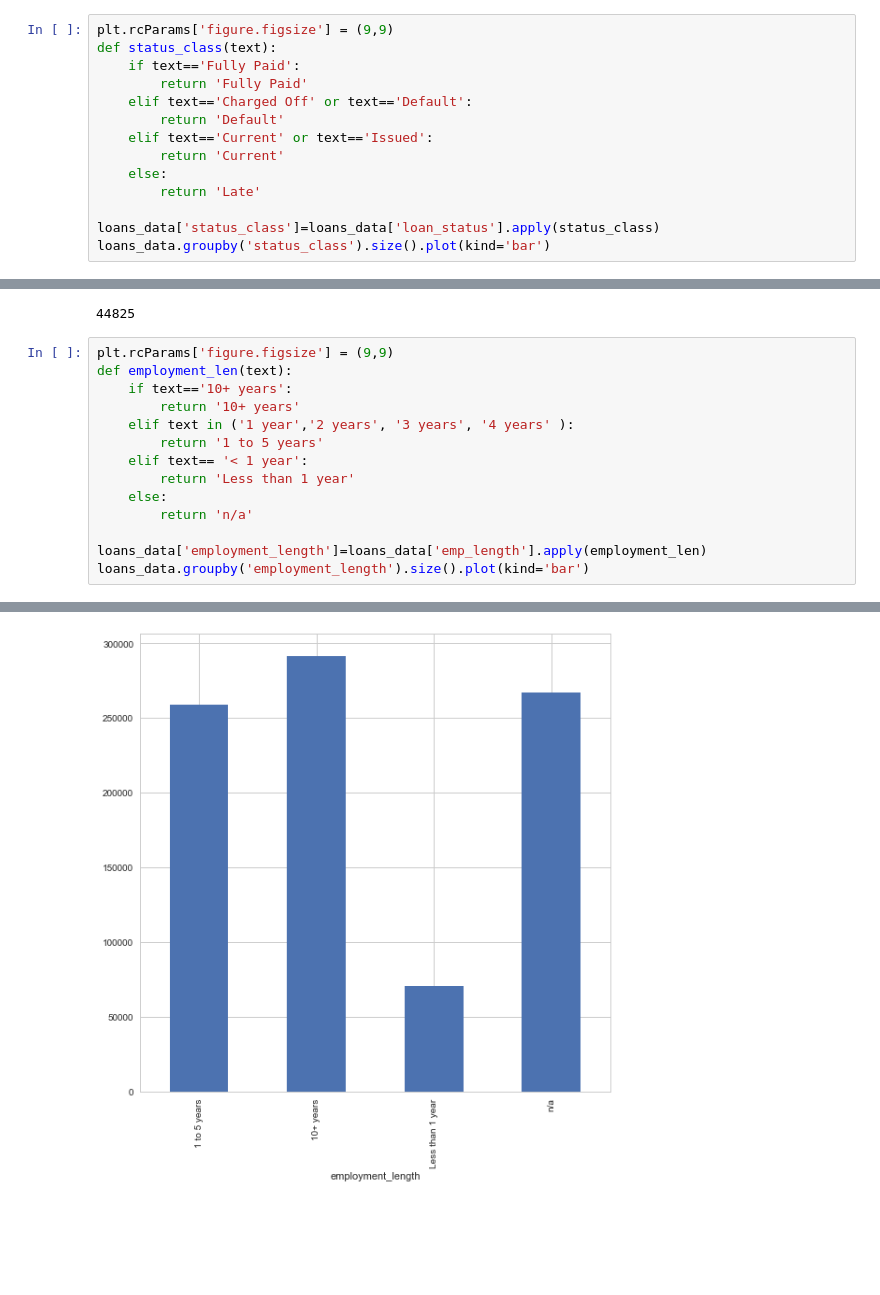
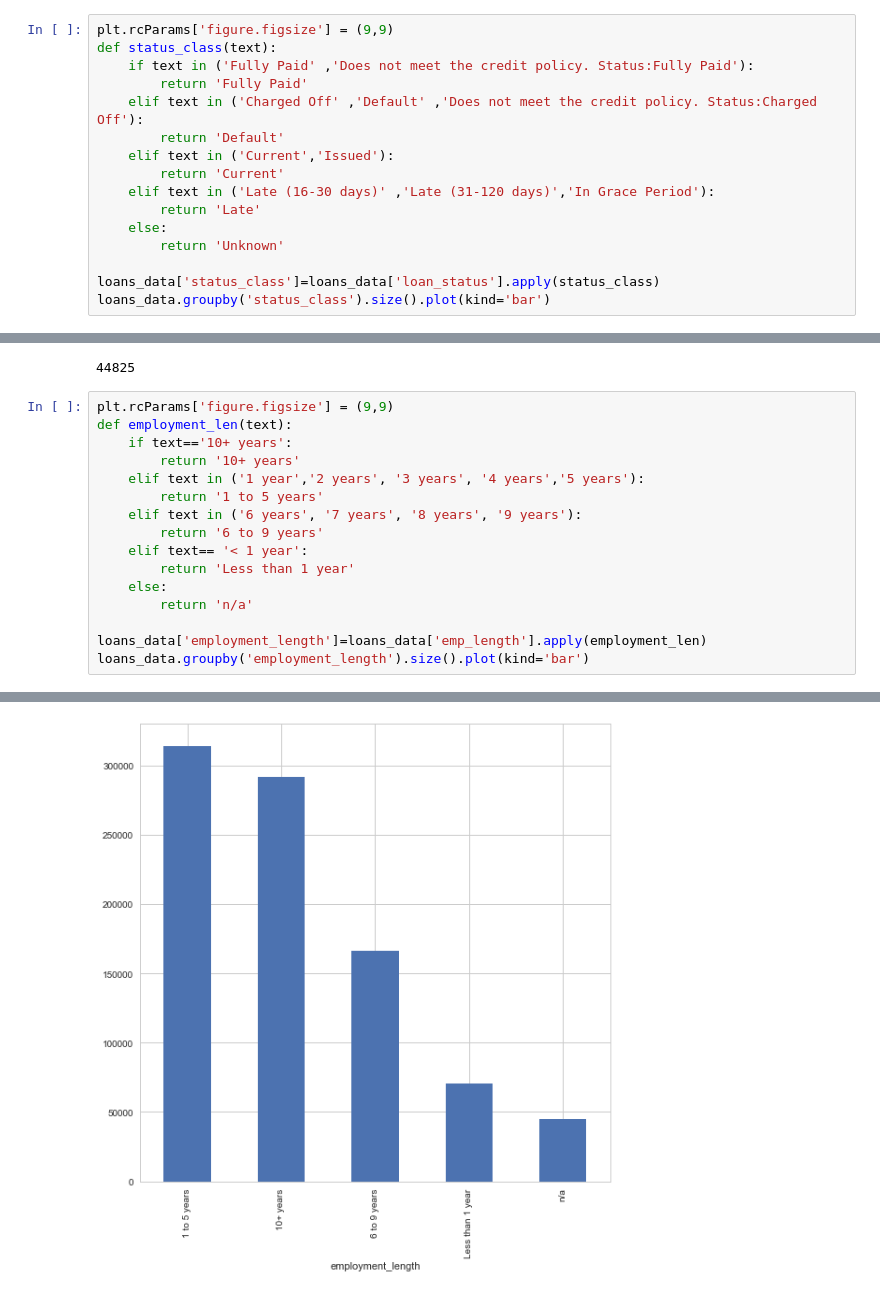
Before and after one commit to ramyatamehrotra/Springboard_DSCT, a Jupyter notebook: Capstone Project - I (Lending Club Loans).ipynb, the cells around one changed output, grey strips where cells are left out. Cells and saved outputs as stored; diff of their text form; blank space fills up the shorter version.

```diff
--- a/Capstone Project - I (Lending Club Loans).ipynb
+++ b/Capstone Project - I (Lending Club Loans).ipynb
@@ -103,14 +114,16 @@ array(['Charged Off', 'Current', 'Default',
 # %%
 plt.rcParams['figure.figsize'] = (9,9)
 def status_class(text):
-    if text=='Fully Paid':
+    if text in ('Fully Paid' ,'Does not meet the credit policy. Status:Fully Paid'):
         return 'Fully Paid'
-    elif text=='Charged Off' or text=='Default':
+    elif text in ('Charged Off' ,'Default' ,'Does not meet the credit policy. Status:Charged Off'):
         return 'Default'
-    elif text=='Current' or text=='Issued':
+    elif text in ('Current','Issued'):
         return 'Current'
+    elif text in ('Late (16-30 days)' ,'Late (31-120 days)','In Grace Period'):
+        return 'Late'
     else:
-        return 'Late'
+        return 'Unknown'
 
 loans_data['status_class']=loans_data['loan_status'].apply(status_class)
 loans_data.groupby('status_class').size().plot(kind='bar')
@@ -143,17 +159,19 @@ loans_data.id[loans_data['emp_length'] == 'n/a'].count()
 # %%
 plt.rcParams['figure.figsize'] = (9,9)
 def employment_len(text):
     if text=='10+ years':
         return '10+ years'
-    elif text in ('1 year','2 years', '3 years', '4 years' ):
+    elif text in ('1 year','2 years', '3 years', '4 years','5 years'):
         return '1 to 5 years'
+    elif text in ('6 years', '7 years', '8 years', '9 years'):
+        return '6 to 9 years'
     elif text== '< 1 year':
         return 'Less than 1 year'
     else:
         return 'n/a'
 
 loans_data['employment_length']=loans_data['emp_length'].apply(employment_len)
 loans_data.groupby('employment_length').size().plot(kind='bar')
 # %% [output]
 <matplotlib.axes._subplots.AxesSubplot at 0x...>
-[figure, old version]
+[figure, new version]
```
Also changed, not shown: parts of 39 cells of this notebook.
